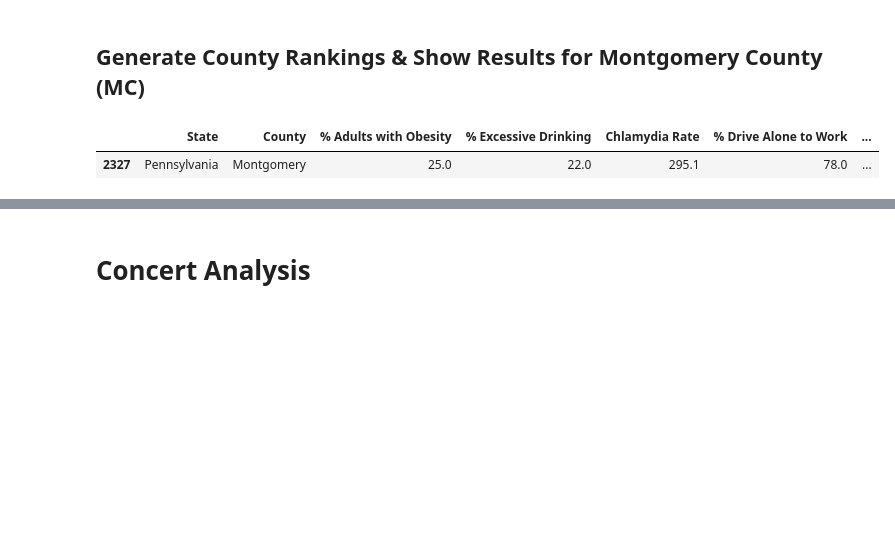
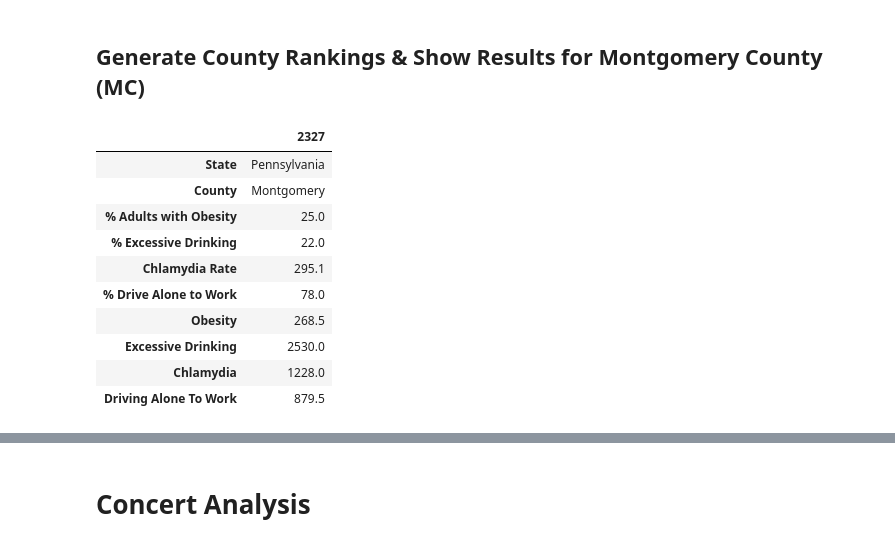
Before and after one commit to ClodettaV/Team_challenge_1, a Jupyter notebook: Dans_Part.ipynb, the cells around one changed output, grey strips where cells are left out. Drawn from its saved outputs; the diff is of its cells as text; code cells hidden in the pictures; blank space fills up the shorter version.

```diff
--- a/Dans_Part.ipynb
+++ b/Dans_Part.ipynb
@@ -72,17 +121,26 @@ No_Counties
 # %%
 # Create rank columns for the 4 statistics
 County_Stats_df['Obesity'] = County_Stats_df['% Adults with Obesity'].rank()
 County_Stats_df['Excessive Drinking'] = County_Stats_df['% Excessive Drinking'].rank()
 County_Stats_df['Chlamydia'] = County_Stats_df['Chlamydia Rate'].rank()
 County_Stats_df['Driving Alone To Work'] = County_Stats_df['% Drive Alone to Work'].rank()
 
 # Narrow down the data frame to only Montgomery County in Pennsylvania
 County_Stats_df=County_Stats_df.loc[County_Stats_df["State"]=="Pennsylvania"]
 County_Stats_df=County_Stats_df.loc[County_Stats_df["County"]=="Montgomery"]
-County_Stats_df
+County_Stats_df.T
 # %% [output]
-|  | State | County | % Adults with Obesity | % Excessive Drinking | Chlamydia Rate | % Drive Alone to Work | ... |
-| 2327 | Pennsylvania | Montgomery | 25.0 | 22.0 | 295.1 | 78.0 | ... |
+|  | 2327 |
+| State | Pennsylvania |
+| County | Montgomery |
+| % Adults with Obesity | 25.0 |
+| % Excessive Drinking | 22.0 |
+| Chlamydia Rate | 295.1 |
+| % Drive Alone to Work | 78.0 |
+| Obesity | 268.5 |
+| Excessive Drinking | 2530.0 |
+| Chlamydia | 1228.0 |
+| Driving Alone To Work | 879.5 |
 # %%
 MC_Stats_df=County_Stats_df[["Obesity","Excessive Drinking","Chlamydia","Driving Alone To Work"]]
 MC_Stats_df=MC_Stats_df.T
```
Also changed, not shown: parts of 14 cells of this notebook.
